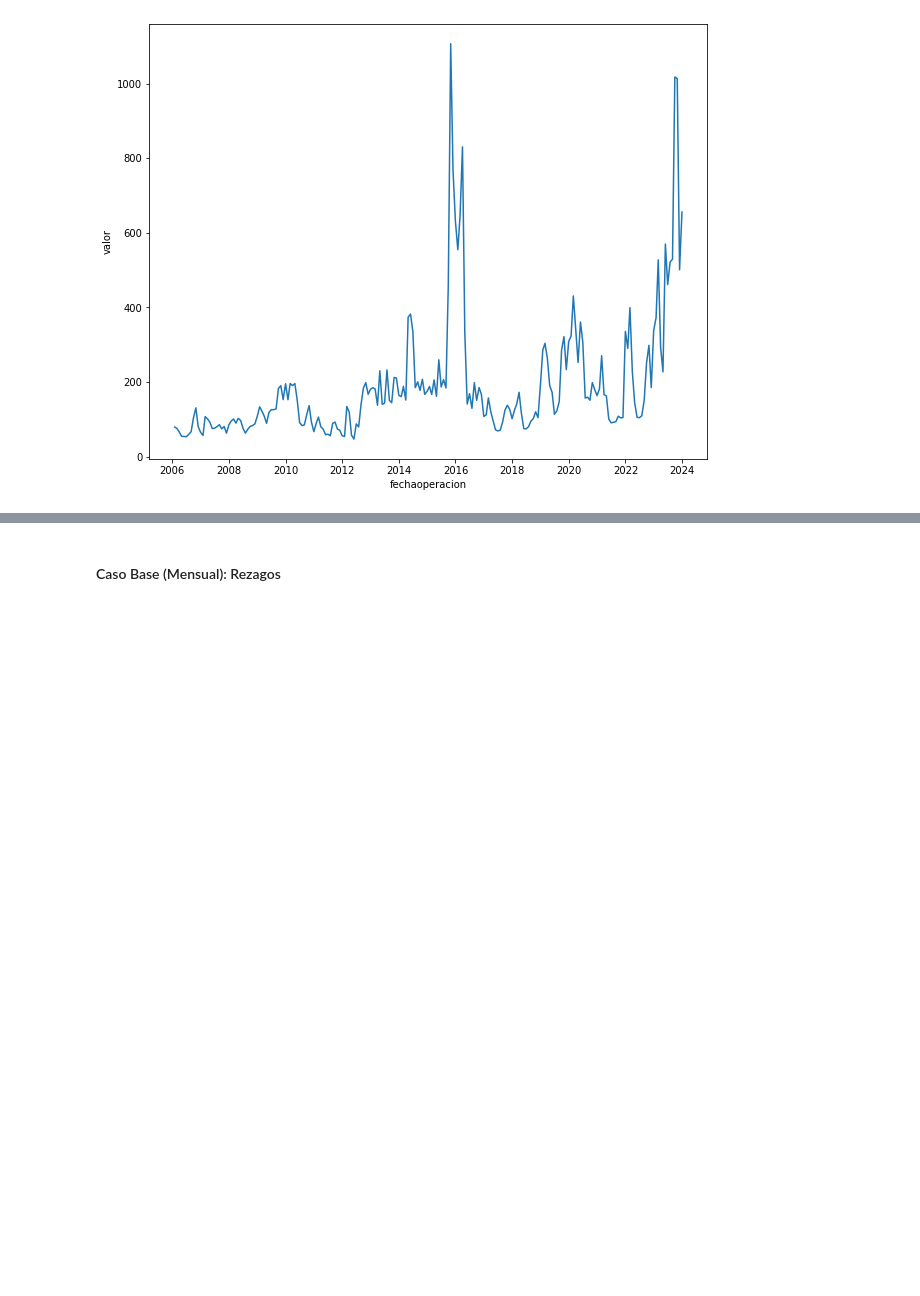
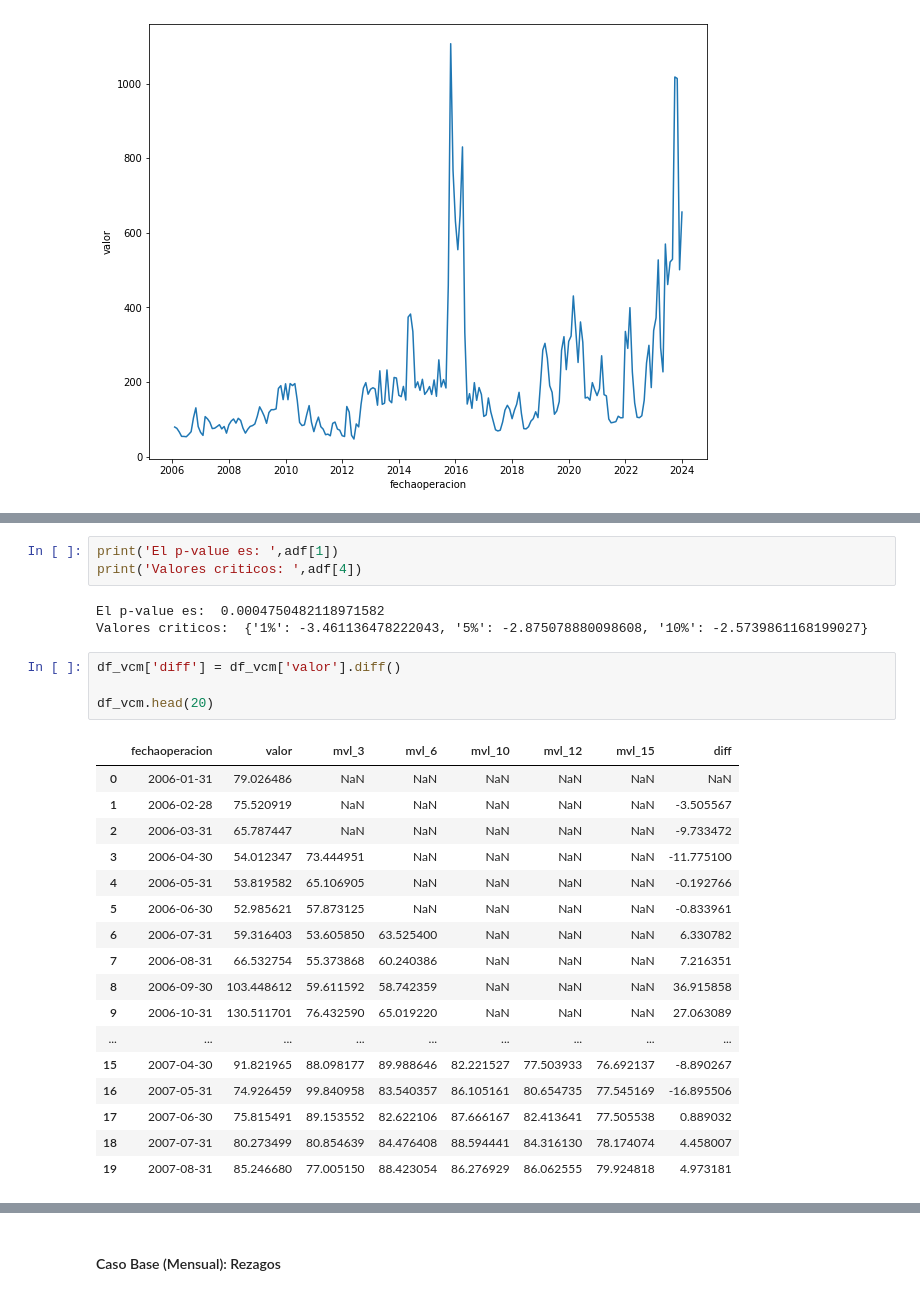
Before and after one commit to kmartinezm/G6-AST, a Jupyter notebook: _sources/unidad_2_estructura.ipynb, the cells around one changed output, grey strips where cells are left out. Saved outputs shown, nothing was run; the diff lists cells and outputs as text; blank space fills up the shorter version.

```diff
--- a/_sources/unidad_2_estructura.ipynb
+++ b/_sources/unidad_2_estructura.ipynb
@@ -187,0 +263,28 @@ plt.show()
+# %%
+print('El p-value es: ',adf[1])
+print('Valores criticos: ',adf[4])
+# %% [output]
+El p-value es:  0.0004750482118971582
+Valores criticos:  {'1%': -3.461136478222043, '5%': -2.875078880098608, '10%': -2.5739861168199027}
+# %%
+df_vcm['diff'] = df_vcm['valor'].diff()
+
+df_vcm.head(20)
+# %% [output]
+|  | fechaoperacion | valor | mvl_3 | mvl_6 | mvl_10 | mvl_12 | mvl_15 | diff |
+| 0 | 2006-01-31 | 79.026486 | NaN | NaN | NaN | NaN | NaN | NaN |
+| 1 | 2006-02-28 | 75.520919 | NaN | NaN | NaN | NaN | NaN | -3.505567 |
+| 2 | 2006-03-31 | 65.787447 | NaN | NaN | NaN | NaN | NaN | -9.733472 |
+| 3 | 2006-04-30 | 54.012347 | 73.444951 | NaN | NaN | NaN | NaN | -11.775100 |
+| 4 | 2006-05-31 | 53.819582 | 65.106905 | NaN | NaN | NaN | NaN | -0.192766 |
+| 5 | 2006-06-30 | 52.985621 | 57.873125 | NaN | NaN | NaN | NaN | -0.833961 |
+| 6 | 2006-07-31 | 59.316403 | 53.605850 | 63.525400 | NaN | NaN | NaN | 6.330782 |
+| 7 | 2006-08-31 | 66.532754 | 55.373868 | 60.240386 | NaN | NaN | NaN | 7.216351 |
+| 8 | 2006-09-30 | 103.448612 | 59.611592 | 58.742359 | NaN | NaN | NaN | 36.915858 |
+| 9 | 2006-10-31 | 130.511701 | 76.432590 | 65.019220 | NaN | NaN | NaN | 27.063089 |
+| ... | ... | ... | ... | ... | ... | ... | ... | ... |
+| 15 | 2007-04-30 | 91.821965 | 88.098177 | 89.988646 | 82.221527 | 77.503933 | 76.692137 | -8.890267 |
+| 16 | 2007-05-31 | 74.926459 | 99.840958 | 83.540357 | 86.105161 | 80.654735 | 77.545169 | -16.895506 |
+| 17 | 2007-06-30 | 75.815491 | 89.153552 | 82.622106 | 87.666167 | 82.413641 | 77.505538 | 0.889032 |
+| 18 | 2007-07-31 | 80.273499 | 80.854639 | 84.476408 | 88.594441 | 84.316130 | 78.174074 | 4.458007 |
+| 19 | 2007-08-31 | 85.246680 | 77.005150 | 88.423054 | 86.276929 | 86.062555 | 79.924818 | 4.973181 |
```
Also changed, not shown: parts of 7 cells of this notebook, 29 other files.
